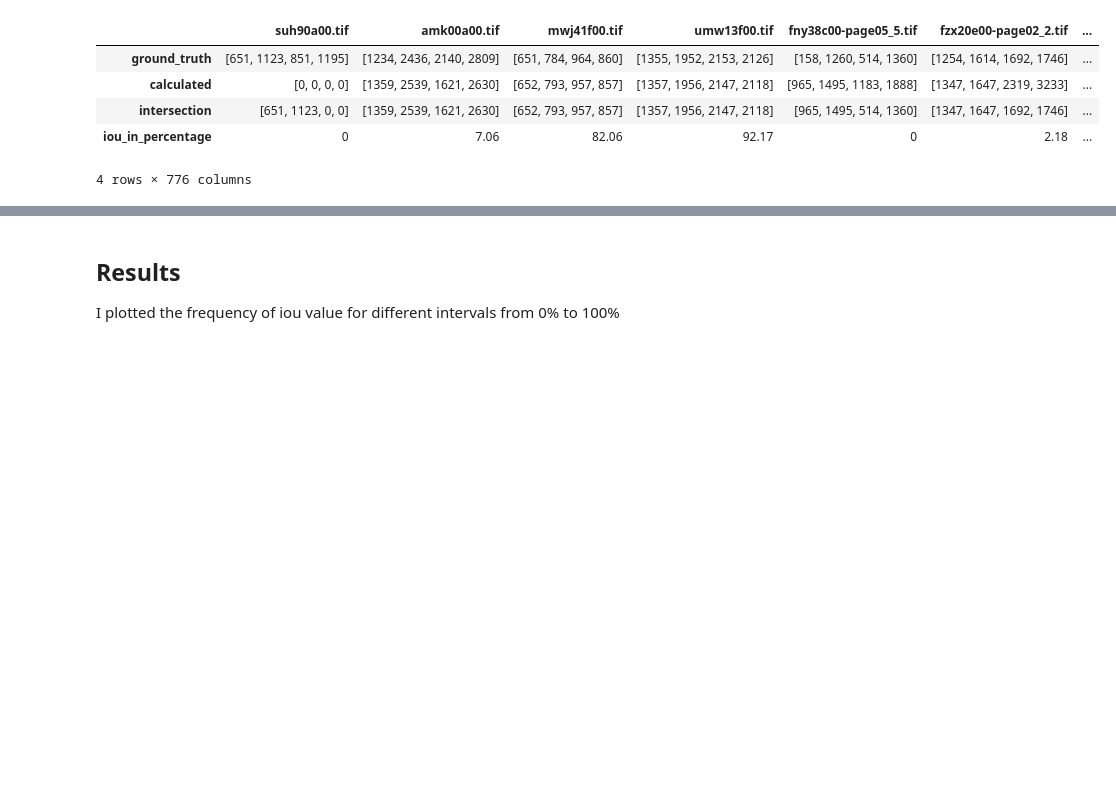
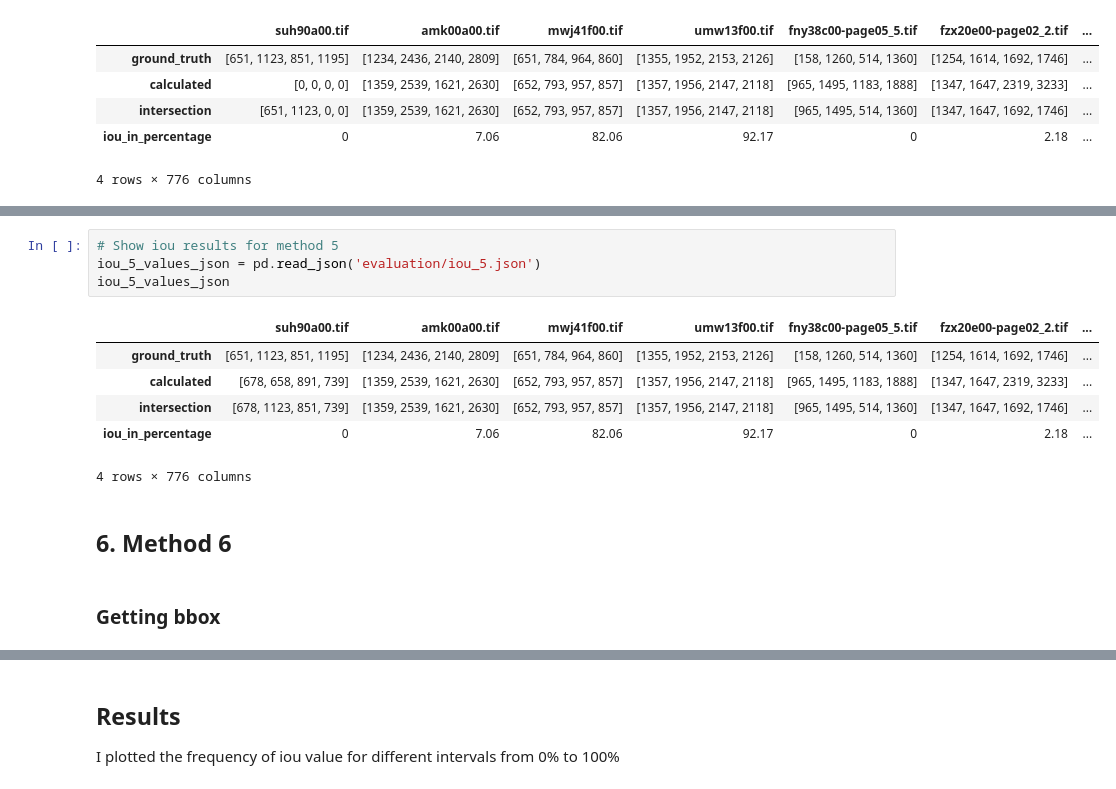
Before and after one commit to Purefekt/signature-detection-and-extraction, a Jupyter notebook: evaluating_different_signature_detection_methods.ipynb, the cells around one changed output, grey strips where cells are left out. Saved outputs shown, nothing was run; the diff lists cells and outputs as text; blank space fills up the shorter version.

```diff
--- a/evaluating_different_signature_detection_methods.ipynb
+++ b/evaluating_different_signature_detection_methods.ipynb
@@ -539,0 +487,15 @@ iou_4_values_json
+# %%
+# Show iou results for method 5
+iou_5_values_json = pd.read_json('evaluation/iou_5.json')
+iou_5_values_json
+# %% [output]
+|  | suh90a00.tif | amk00a00.tif | mwj41f00.tif | umw13f00.tif | fny38c00-page05_5.tif | fzx20e00-page02_2.tif | ... |
+| ground_truth | [651, 1123, 851, 1195] | [1234, 2436, 2140, 2809] | [651, 784, 964, 860] | [1355, 1952, 2153, 2126] | [158, 1260, 514, 1360] | [1254, 1614, 1692, 1746] | ... |
+| calculated | [678, 658, 891, 739] | [1359, 2539, 1621, 2630] | [652, 793, 957, 857] | [1357, 1956, 2147, 2118] | [965, 1495, 1183, 1888] | [1347, 1647, 2319, 3233] | ... |
+| intersection | [678, 1123, 851, 739] | [1359, 2539, 1621, 2630] | [652, 793, 957, 857] | [1357, 1956, 2147, 2118] | [965, 1495, 514, 1360] | [1347, 1647, 1692, 1746] | ... |
+| iou_in_percentage | 0 | 7.06 | 82.06 | 92.17 | 0 | 2.18 | ... |
+4 rows × 776 columns
+# %% [markdown]
+## 6. Method 6
+# %% [markdown]
+### Getting bbox
```
Also changed, not shown: parts of 31 cells of this notebook, 25 other files.
